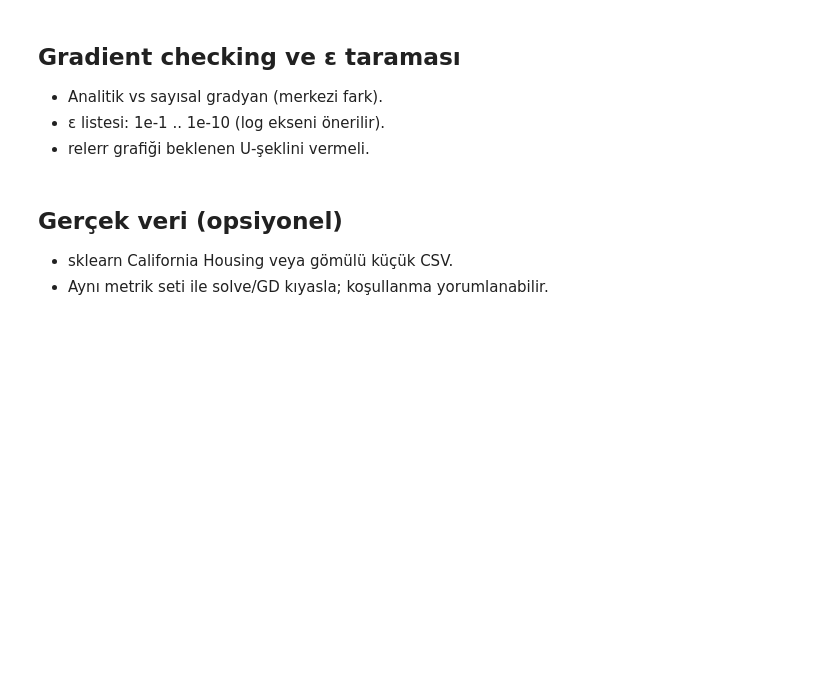
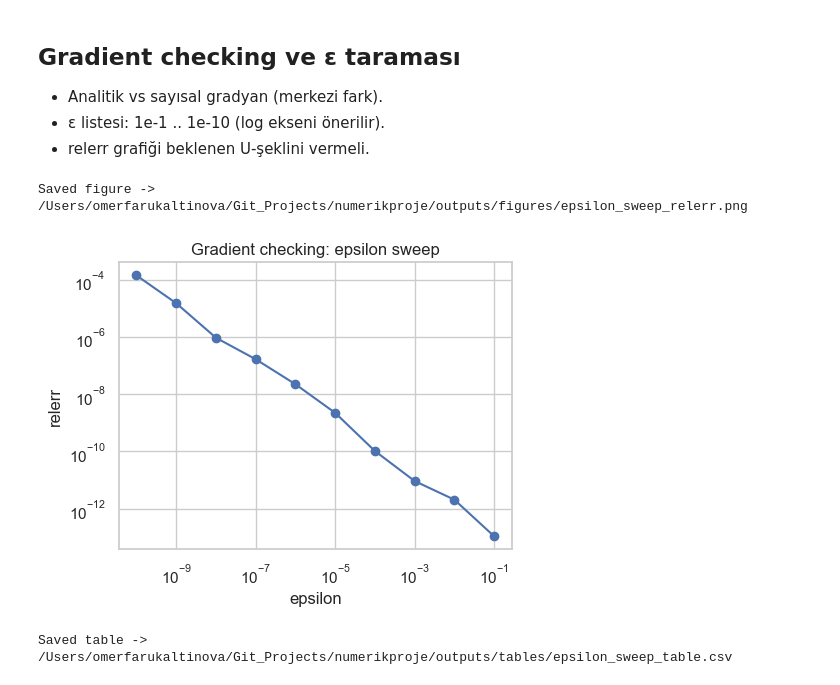
Before and after one commit to omeraltinova/numerikproje, a Jupyter notebook: notebooks/01_experiments.ipynb, the cells around one changed output. Cells and saved outputs as stored; diff of their text form; code cells hidden in the pictures; blank space fills up the shorter version.

```diff
--- a/notebooks/01_experiments.ipynb
+++ b/notebooks/01_experiments.ipynb
@@ -392,23 +529,28 @@ plt.show()
 - ε listesi: 1e-1 .. 1e-10 (log ekseni önerilir).
 - relerr grafiği beklenen U-şeklini vermeli.
 # %%
+
 eps_list = [10.0 ** (-k) for k in range(1, 11)]
 
 X, y, theta_true = make_synthetic_linear(n=2000, d=20, p=4, noise_std=0.5, seed=7)
 theta0 = np.zeros(X.shape[1])
 
 eps_array, relerr = epsilon_sweep(theta0, X, y, eps_list)
 
 plt.figure(figsize=(5, 4))
 plt.plot(eps_array, relerr, marker="o")
 plt.xscale("log")
 plt.yscale("log")
 plt.xlabel("epsilon")
 plt.ylabel("relerr")
 plt.title("Gradient checking: epsilon sweep")
 plt.grid(True, which="both")
+save_fig(plt.gcf(), "epsilon_sweep_relerr")
 plt.show()
+
+sweep_df = pd.DataFrame({"epsilon": eps_array, "relerr": relerr})
+save_table(sweep_df, "epsilon_sweep_table")
+# %% [output]
+Saved figure -> /Users/omerfarukaltinova/Git_Projects/numerikproje/outputs/figures/epsilon_sweep_relerr.png
+[figure, added]
+Saved table -> /Users/omerfarukaltinova/Git_Projects/numerikproje/outputs/tables/epsilon_sweep_table.csv
-# %% [markdown]
-## Gerçek veri (opsiyonel)
-- sklearn California Housing veya gömülü küçük CSV.
-- Aynı metrik seti ile solve/GD kıyasla; koşullanma yorumlanabilir.
```
Also changed, not shown: parts of 10 cells of this notebook, 10 other files.
